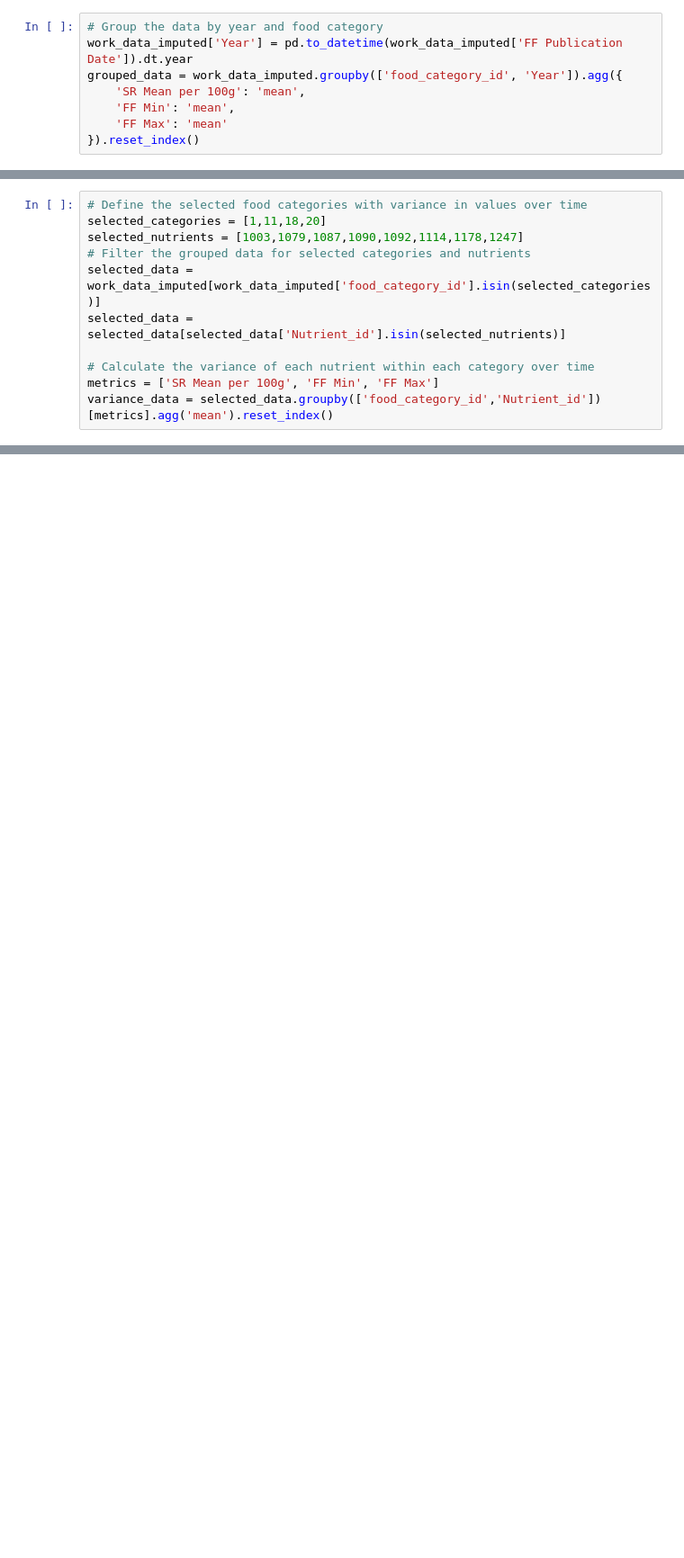
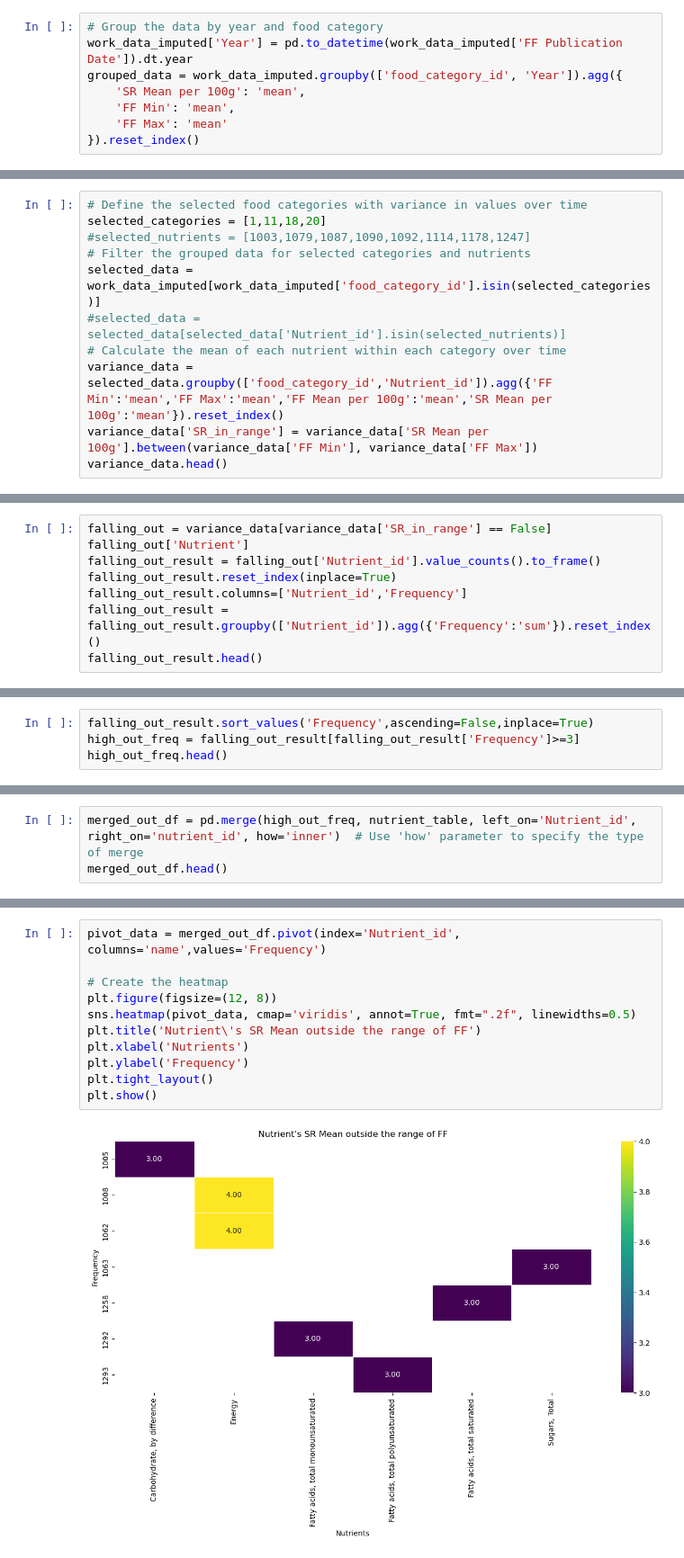
Before and after one commit to RakshandaHedawoo/Nutritionanalytics, a Jupyter notebook: IC24challenge.ipynb, the cells around one changed output, grey strips where cells are left out. Shown at 90% size. Saved outputs shown, nothing was run; the diff lists cells and outputs as text; blank space fills up the shorter version.

```diff
--- a/IC24challenge.ipynb
+++ b/IC24challenge.ipynb
@@ -164,11 +190,11 @@ plt.show()
 # %%
 # Define the selected food categories with variance in values over time
 selected_categories = [1,11,18,20]
-selected_nutrients = [1003,1079,1087,1090,1092,1114,1178,1247]
+#selected_nutrients = [1003,1079,1087,1090,1092,1114,1178,1247]
 # Filter the grouped data for selected categories and nutrients
 selected_data = work_data_imputed[work_data_imputed['food_category_id'].isin(selected_categories)]
-selected_data = selected_data[selected_data['Nutrient_id'].isin(selected_nutrients)]
-
-# Calculate the variance of each nutrient within each category over time
-metrics = ['SR Mean per 100g', 'FF Min', 'FF Max']
-variance_data = selected_data.groupby(['food_category_id','Nutrient_id'])[metrics].agg('mean').reset_index()
+#selected_data = selected_data[selected_data['Nutrient_id'].isin(selected_nutrients)]
+# Calculate the mean of each nutrient within each category over time
+variance_data = selected_data.groupby(['food_category_id','Nutrient_id']).agg({'FF Min':'mean','FF Max':'mean','FF Mean per 100g':'mean','SR Mean per 100g':'mean'}).reset_index()
+variance_data['SR_in_range'] = variance_data['SR Mean per 100g'].between(variance_data['FF Min'], variance_data['FF Max'])
+variance_data.head()
@@ -256,0 +208,8 @@ nutrient_table.head()
+# %%
+falling_out = variance_data[variance_data['SR_in_range'] == False]
+falling_out['Nutrient']
+falling_out_result = falling_out['Nutrient_id'].value_counts().to_frame()
+falling_out_result.reset_index(inplace=True)
+falling_out_result.columns=['Nutrient_id','Frequency']
+falling_out_result = falling_out_result.groupby(['Nutrient_id']).agg({'Frequency':'sum'}).reset_index()
+falling_out_result.head()
@@ -256,0 +223,4 @@ nutrient_table.head()
+# %%
+falling_out_result.sort_values('Frequency',ascending=False,inplace=True)
+high_out_freq = falling_out_result[falling_out_result['Frequency']>=3]
+high_out_freq.head()
@@ -256,0 +278,3 @@ nutrient_table.head()
+# %%
+merged_out_df = pd.merge(high_out_freq, nutrient_table, left_on='Nutrient_id', right_on='nutrient_id', how='inner')  # Use 'how' parameter to specify the type of merge
+merged_out_df.head()
@@ -256,0 +288,13 @@ nutrient_table.head()
+# %%
+pivot_data = merged_out_df.pivot(index='Nutrient_id', columns='name',values='Frequency')
+
+# Create the heatmap
+plt.figure(figsize=(12, 8))
+sns.heatmap(pivot_data, cmap='viridis', annot=True, fmt=".2f", linewidths=0.5)
+plt.title('Nutrient\'s SR Mean outside the range of FF')
+plt.xlabel('Nutrients')
+plt.ylabel('Frequency')
+plt.tight_layout()
+plt.show()
+# %% [output]
+[figure, added]
```
Also changed, not shown: parts of 19 cells of this notebook, 1 other file.
